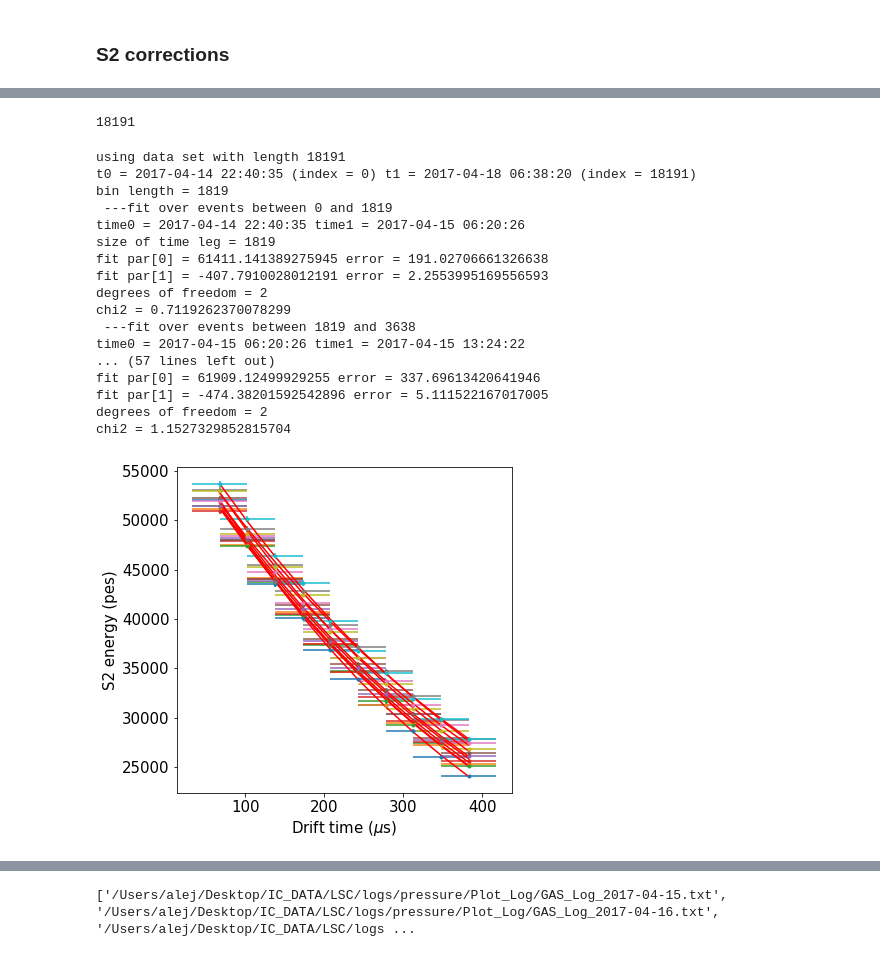
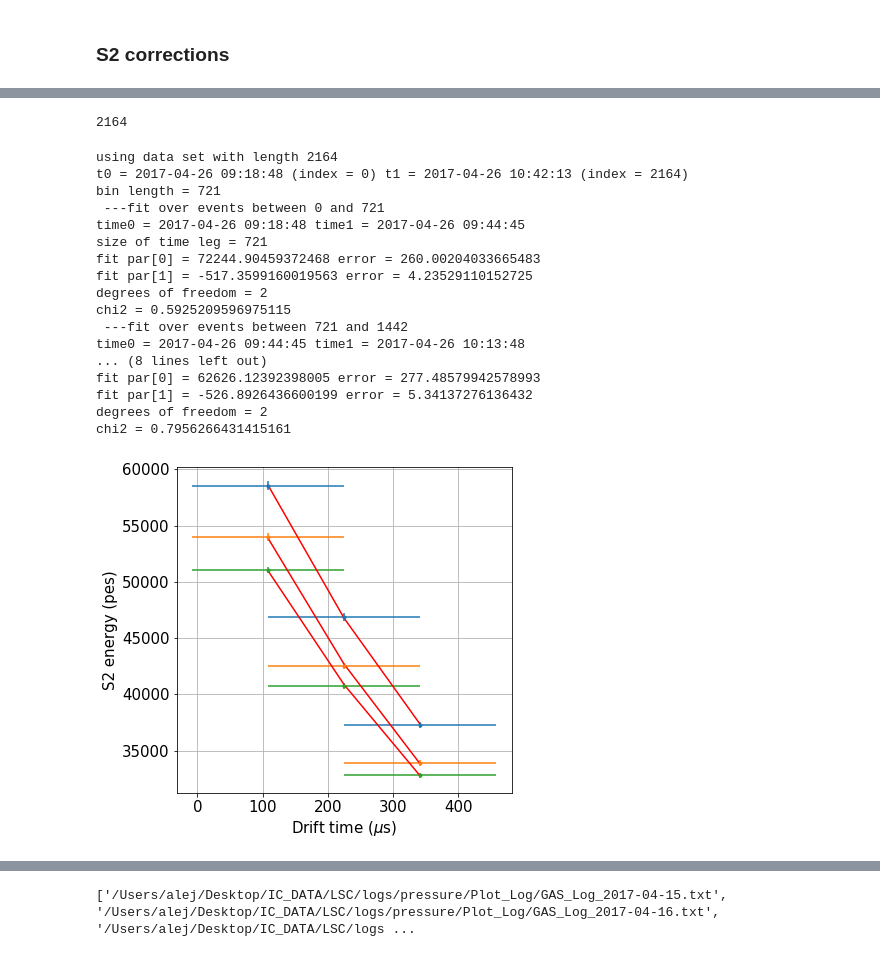
Before and after one commit to bpalmeiro/ICARO, a Jupyter notebook: icaro/Kryptonite/alphas-lifetime.ipynb, the cells around one changed output, grey strips where cells are left out. Saved outputs shown, nothing was run; the diff lists cells and outputs as text; code cells hidden in the pictures.

```diff
--- a/icaro/Kryptonite/alphas-lifetime.ipynb
+++ b/icaro/Kryptonite/alphas-lifetime.ipynb
@@ -80,7 +80,7 @@ fitOpt  = "r"
 # %% [markdown]
 ### Run Parameters
 # %%
-run_number = 3645
+#run_number = 3645
 #run_number = 3715
 #run_number = 3724
 #run_number  = 3733
@@ -89,6 +89,8 @@ run_number = 3645
 #run_number = 3756
 #run_number = 3758
 #run_number = 3762
+#run_number = 3767
+run_number = 3769
 # %%
 DataPMT = load_db.DataPMT(run_number)
 DataSiPM = load_db.DataSiPM(run_number)
@@ -426,28 +428,28 @@ t0 = 2017-04-14 22:40:34 t1 = 2017-04-18 06:38:21
 # %%
 len(cz)
 # %% [output]
-18191
+2164
 # %%
-CHI2, LAMBDA, ELAMBDA, TSTAMP, TIME = lifetime(dst=cz, zrange=(50,400), Erange=(1e+3, 80e3), nbins=10)
+CHI2, LAMBDA, ELAMBDA, TSTAMP, TIME = lifetime(dst=cz, zrange=(50,400), Erange=(1e+3, 80e3), nbins=3)
 # %% [output]
-using data set with length 18191
-t0 = 2017-04-14 22:40:35 (index = 0) t1 = 2017-04-18 06:38:20 (index = 18191)
-bin length = 1819
- ---fit over events between 0 and 1819
-time0 = 2017-04-14 22:40:35 time1 = 2017-04-15 06:20:26
-size of time leg = 1819
-fit par[0] = 61411.141389275945 error = 191.02706661326638
-fit par[1] = -407.7910028012191 error = 2.2553995169556593
+using data set with length 2164
+t0 = 2017-04-26 09:18:48 (index = 0) t1 = 2017-04-26 10:42:13 (index = 2164)
+bin length = 721
+ ---fit over events between 0 and 721
+time0 = 2017-04-26 09:18:48 time1 = 2017-04-26 09:44:45
+size of time leg = 721
+fit par[0] = 72244.90459372468 error = 260.00204033665483
+fit par[1] = -517.3599160019563 error = 4.23529110152725
 degrees of freedom = 2
-chi2 = 0.7119262370078299
- ---fit over events between 1819 and 3638
-time0 = 2017-04-15 06:20:26 time1 = 2017-04-15 13:24:22
-... (57 lines left out)
-fit par[0] = 61909.12499929255 error = 337.69613420641946
-fit par[1] = -474.38201592542896 error = 5.111522167017005
+chi2 = 0.5925209596975115
+ ---fit over events between 721 and 1442
+time0 = 2017-04-26 09:44:45 time1 = 2017-04-26 10:13:48
+... (8 lines left out)
+fit par[0] = 62626.12392398005 error = 277.48579942578993
+fit par[1] = -526.8926436600199 error = 5.34137276136432
 degrees of freedom = 2
-chi2 = 1.1527329852815704
+chi2 = 0.7956266431415161
-[figure, old version]
+[figure, new version]
 # %%
 plot_options()
 # %%
```
Also changed, not shown: parts of 24 cells of this notebook.
